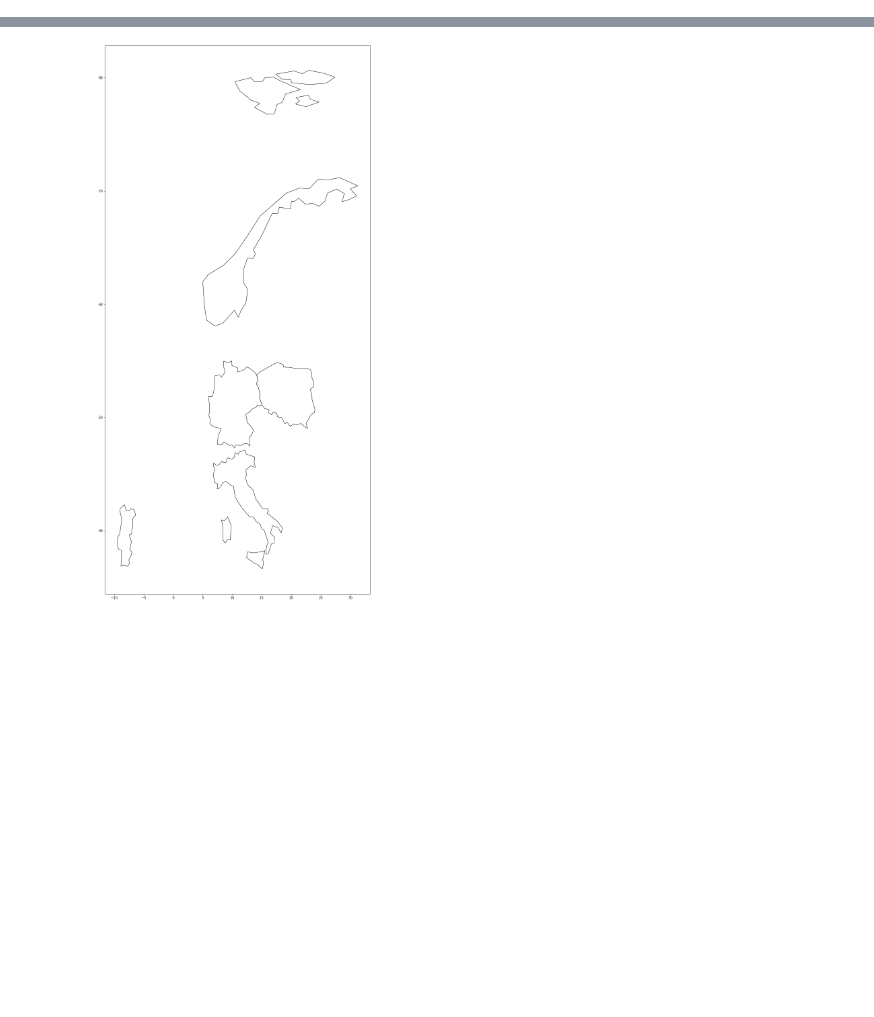
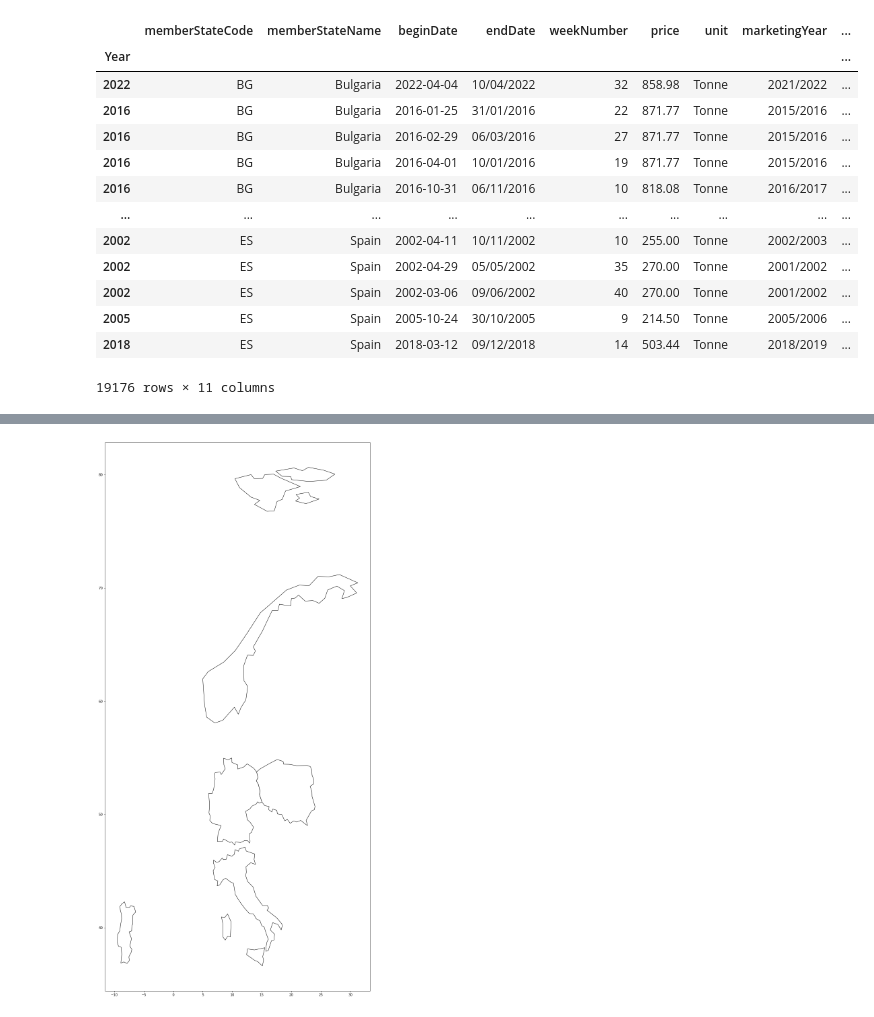
Before and after one commit to JohnsenClasses/final-project-schneider-thapa-koirala, a Jupyter notebook: euriceinfo.ipynb, the cells around one changed output, grey strips where cells are left out. Drawn from its saved outputs; the diff is of its cells as text; code cells hidden in the pictures; blank space fills up the shorter version.

```diff
--- a/euriceinfo.ipynb
+++ b/euriceinfo.ipynb
@@ -88 +64,25 @@ display(df_riceprice2020)
+# %%
+# Filtering by Year from RAW data
+series_byyear=df_riceprice_rawdata.beginDate.str.extract(r"[/](\d{4})") #Series data for each year
+#print(type(df_data_byyear))
+df_ricebyyear=pd.concat([df_riceprice, df_data_byyear], axis=1)
+df_ricebyyear.rename(columns={0:"Year"}, inplace=True) #Renaming column as Year
+df_ricebyyear.set_index("Year", inplace=True) #Sorting index by year
+df_ricebyyear.sort_index(inplace=True)
+display(df_ricebyyear.sort_values("memberStateName"))
+# %% [output]
+|  | memberStateCode | memberStateName | beginDate | endDate | weekNumber | price | unit | marketingYear | ... |
+| Year |  |  |  |  |  |  |  |  | ... |
+| 2022 | BG | Bulgaria | 2022-04-04 | 10/04/2022 | 32 | 858.98 | Tonne | 2021/2022 | ... |
+| 2016 | BG | Bulgaria | 2016-01-25 | 31/01/2016 | 22 | 871.77 | Tonne | 2015/2016 | ... |
+| 2016 | BG | Bulgaria | 2016-02-29 | 06/03/2016 | 27 | 871.77 | Tonne | 2015/2016 | ... |
+| 2016 | BG | Bulgaria | 2016-04-01 | 10/01/2016 | 19 | 871.77 | Tonne | 2015/2016 | ... |
+| 2016 | BG | Bulgaria | 2016-10-31 | 06/11/2016 | 10 | 818.08 | Tonne | 2016/2017 | ... |
+| ... | ... | ... | ... | ... | ... | ... | ... | ... | ... |
+| 2002 | ES | Spain | 2002-04-11 | 10/11/2002 | 10 | 255.00 | Tonne | 2002/2003 | ... |
+| 2002 | ES | Spain | 2002-04-29 | 05/05/2002 | 35 | 270.00 | Tonne | 2001/2002 | ... |
+| 2002 | ES | Spain | 2002-03-06 | 09/06/2002 | 40 | 270.00 | Tonne | 2001/2002 | ... |
+| 2005 | ES | Spain | 2005-10-24 | 30/10/2005 | 9 | 214.50 | Tonne | 2005/2006 | ... |
+| 2018 | ES | Spain | 2018-03-12 | 09/12/2018 | 14 | 503.44 | Tonne | 2018/2019 | ... |
+19176 rows × 11 columns
 # %%
```
Also changed, not shown: parts of 11 cells of this notebook.
